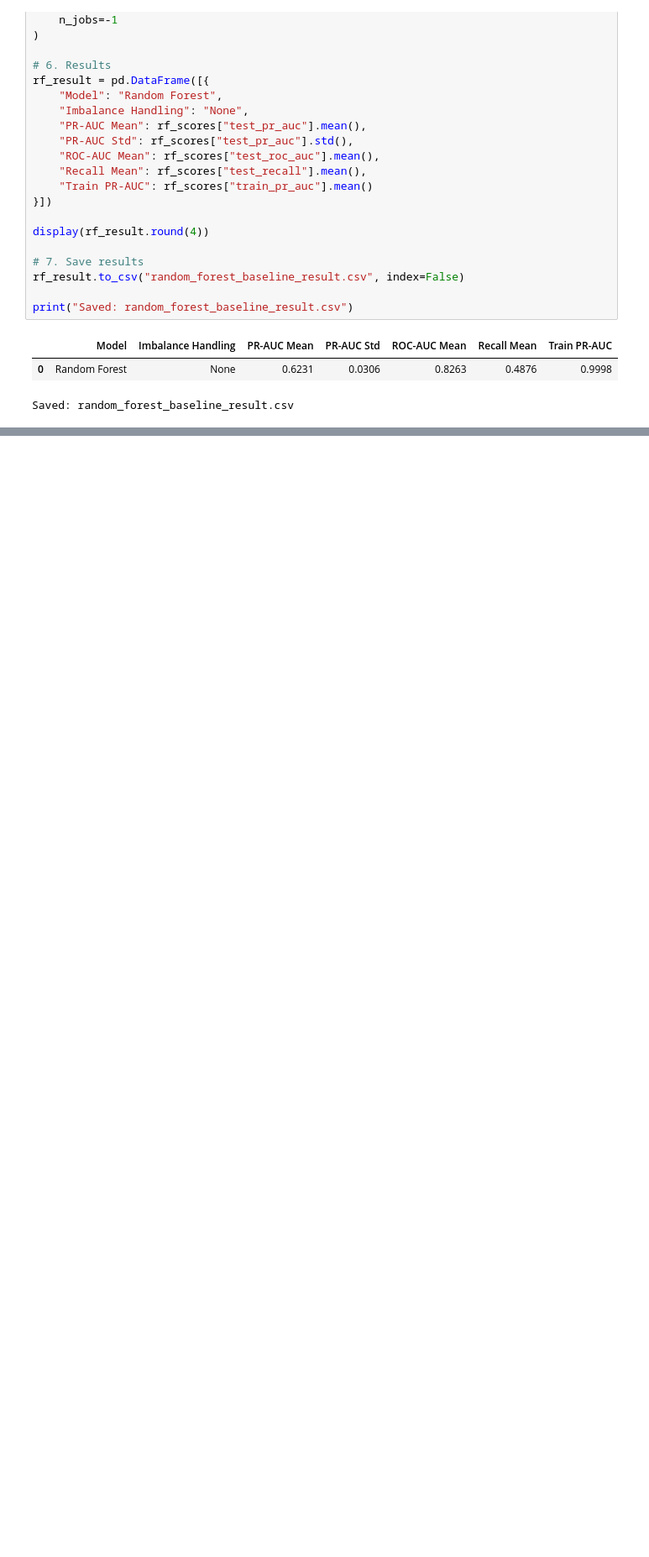
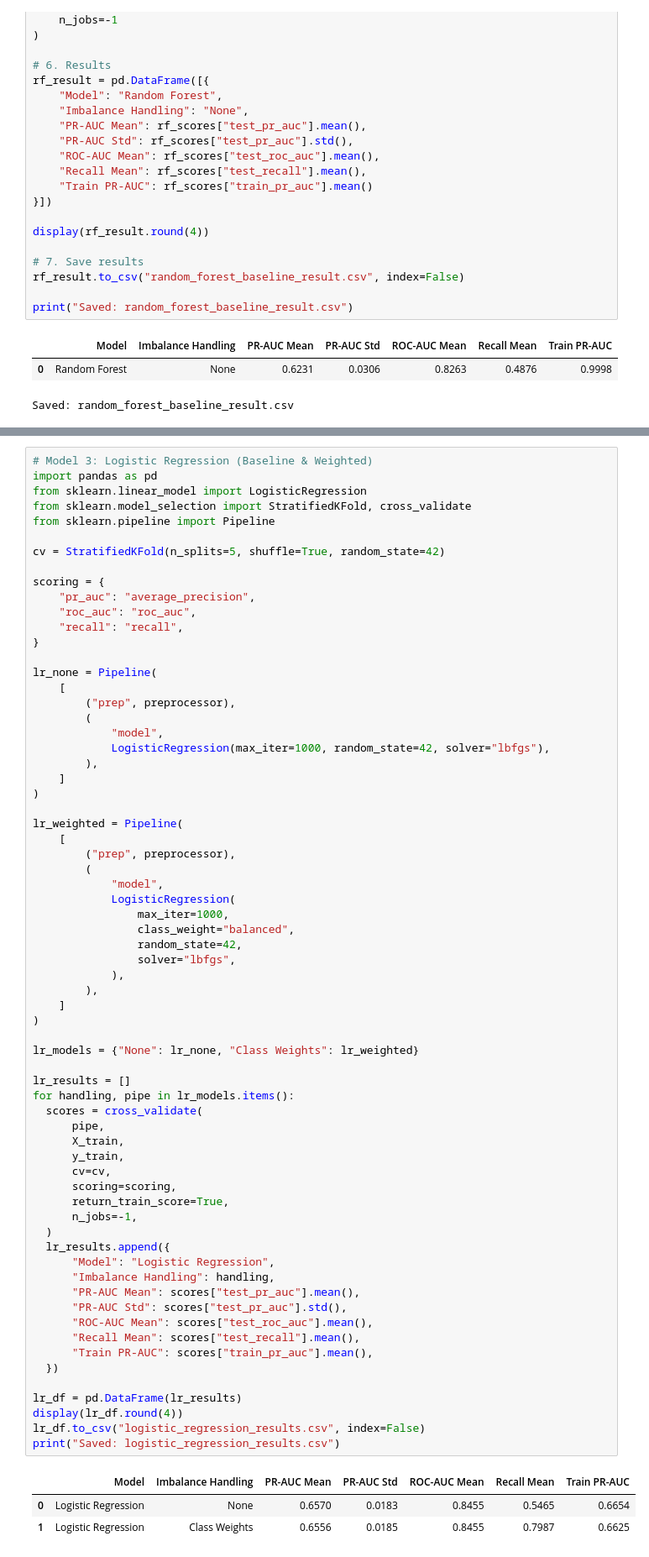
Before and after one commit to Laiba-Shahid1078/bye-bye-churn, a Jupyter notebook: bye_bye_churn.ipynb, the cells around one changed output, grey strips where cells are left out. Shown at 84% size. Saved outputs shown, nothing was run; the diff lists cells and outputs as text; blank space fills up the shorter version.

```diff
--- a/bye_bye_churn.ipynb
+++ b/bye_bye_churn.ipynb
@@ -931 +996,72 @@ print("Saved: imbalance_results.csv")
 Saved: imbalance_results.csv
+# %%
+# Model 3: Logistic Regression (Baseline & Weighted)
+import pandas as pd
+from sklearn.linear_model import LogisticRegression
+from sklearn.model_selection import StratifiedKFold, cross_validate
+from sklearn.pipeline import Pipeline
+
+cv = StratifiedKFold(n_splits=5, shuffle=True, random_state=42)
+
+scoring = {
+    "pr_auc": "average_precision",
+    "roc_auc": "roc_auc",
+    "recall": "recall",
+}
+
+lr_none = Pipeline(
+    [
+        ("prep", preprocessor),
+        (
+            "model",
+            LogisticRegression(max_iter=1000, random_state=42, solver="lbfgs"),
+        ),
+    ]
+)
+
+lr_weighted = Pipeline(
+    [
+        ("prep", preprocessor),
+        (
+            "model",
+            LogisticRegression(
+                max_iter=1000,
+                class_weight="balanced",
+                random_state=42,
+                solver="lbfgs",
+            ),
+        ),
+    ]
+)
+
+lr_models = {"None": lr_none, "Class Weights": lr_weighted}
+
+lr_results = []
+for handling, pipe in lr_models.items():
+  scores = cross_validate(
+      pipe,
+      X_train,
+      y_train,
+      cv=cv,
+      scoring=scoring,
+      return_train_score=True,
+      n_jobs=-1,
+  )
+  lr_results.append({
+      "Model": "Logistic Regression",
+      "Imbalance Handling": handling,
+      "PR-AUC Mean": scores["test_pr_auc"].mean(),
+      "PR-AUC Std": scores["test_pr_auc"].std(),
+      "ROC-AUC Mean": scores["test_roc_auc"].mean(),
+      "Recall Mean": scores["test_recall"].mean(),
+      "Train PR-AUC": scores["train_pr_auc"].mean(),
+  })
+
+lr_df = pd.DataFrame(lr_results)
+display(lr_df.round(4))
+lr_df.to_csv("logistic_regression_results.csv", index=False)
+print("Saved: logistic_regression_results.csv")
+# %% [output]
+|  | Model | Imbalance Handling | PR-AUC Mean | PR-AUC Std | ROC-AUC Mean | Recall Mean | Train PR-AUC |
+| 0 | Logistic Regression | None | 0.6570 | 0.0183 | 0.8455 | 0.5465 | 0.6654 |
+| 1 | Logistic Regression | Class Weights | 0.6556 | 0.0185 | 0.8455 | 0.7987 | 0.6625 |
```
Also changed, not shown: parts of 11 cells of this notebook, 8 other files.
